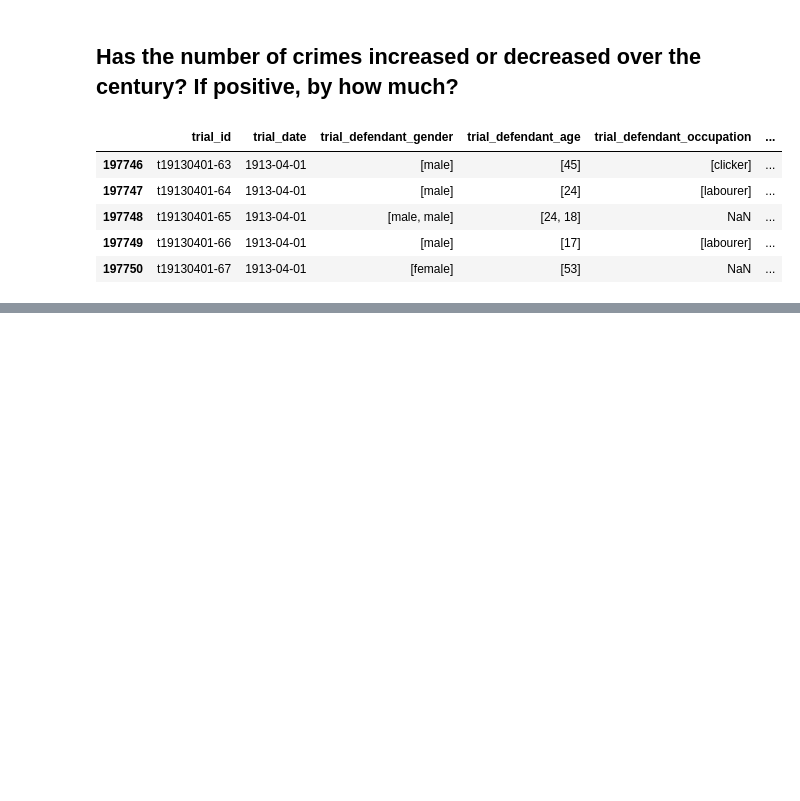
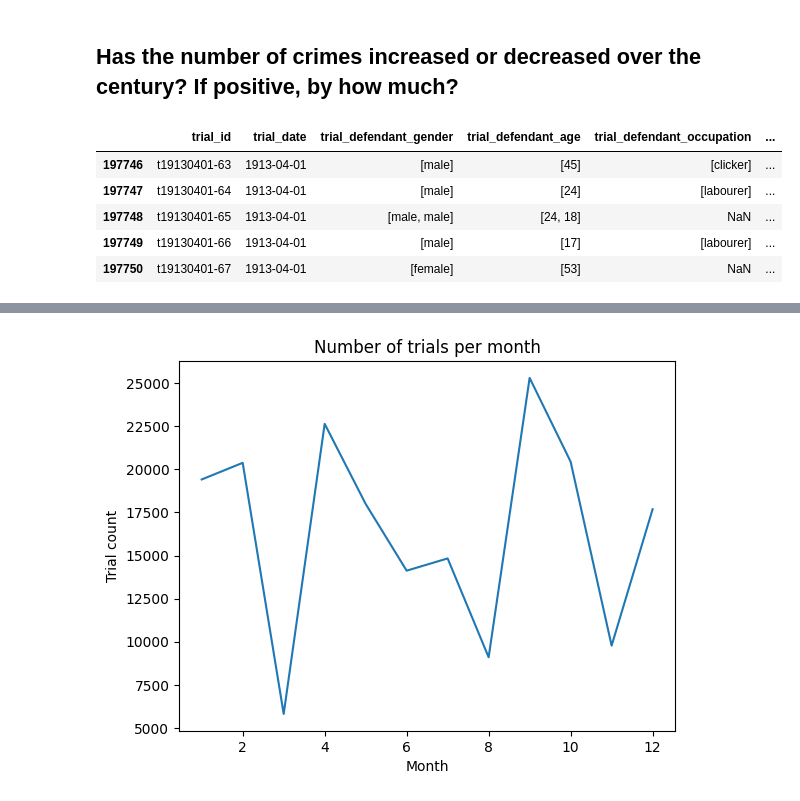
Before and after one commit to isabelabuzzo/Old-Bailey-Trails-Analysis, a Jupyter notebook: 1_Intro.ipynb, the cells around one changed output, grey strips where cells are left out. Saved outputs shown, nothing was run; the diff lists cells and outputs as text; code cells hidden in the pictures; blank space fills up the shorter version.

Commit message:
feat: plotting of crime and punishment counts

```diff
--- a/1_Intro.ipynb
+++ b/1_Intro.ipynb
@@ -249,4 +186,0 @@ df_wnan['trial_month'] = df_wnan['trial_date'].dt.month.convert_dtypes(convert_i
-# %%
-df_wnan['trial_year'] = df_wnan['trial_date'].dt.year.convert_dtypes(convert_integer=True)
-# %%
-df_wnan['trial_day'] = df_wnan['trial_date'].dt.day.convert_dtypes(convert_integer=True)
@@ -332,0 +187,10 @@ plt.show()
+# %%
+df_wnan_timestamp = df_wnan.copy()
+# %%
+# Extracting day, month and year values from date (float) and converting to int
+# Creating new columns for each
+df_wnan_timestamp['trial_month'] = df_wnan_timestamp['trial_date'].dt.month.convert_dtypes(convert_integer=True)
+
+df_wnan_timestamp['trial_year'] = df_wnan_timestamp['trial_date'].dt.year.convert_dtypes(convert_integer=True)
+
+df_wnan_timestamp['trial_day'] = df_wnan_timestamp['trial_date'].dt.day.convert_dtypes(convert_integer=True)
@@ -332,0 +215,9 @@ plt.show()
+# %%
+value_counts_month = df_wnan_timestamp['trial_month'].value_counts().sort_index()
+plt.plot(value_counts_month.index, value_counts_month.values)
+plt.xlabel('Month')
+plt.ylabel('Trial count')
+plt.title('Number of trials per month')
+plt.show()
+# %% [output]
+[figure, added]
```
Also changed, not shown: parts of 57 cells of this notebook, 1 other file.
